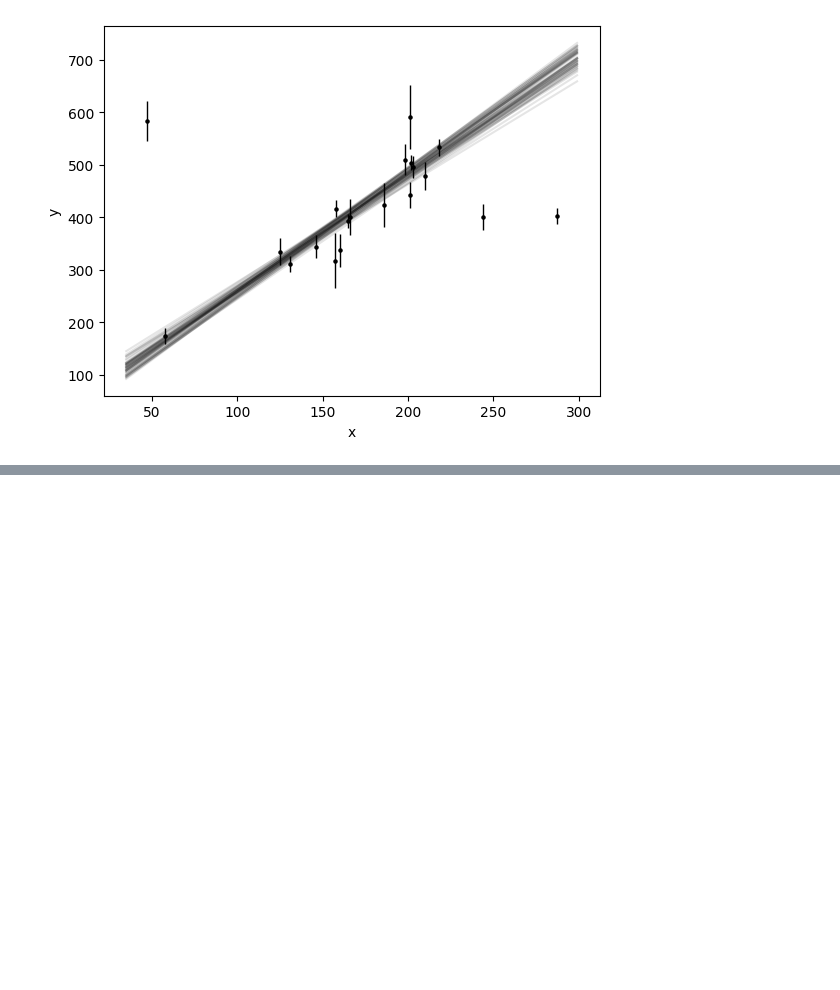
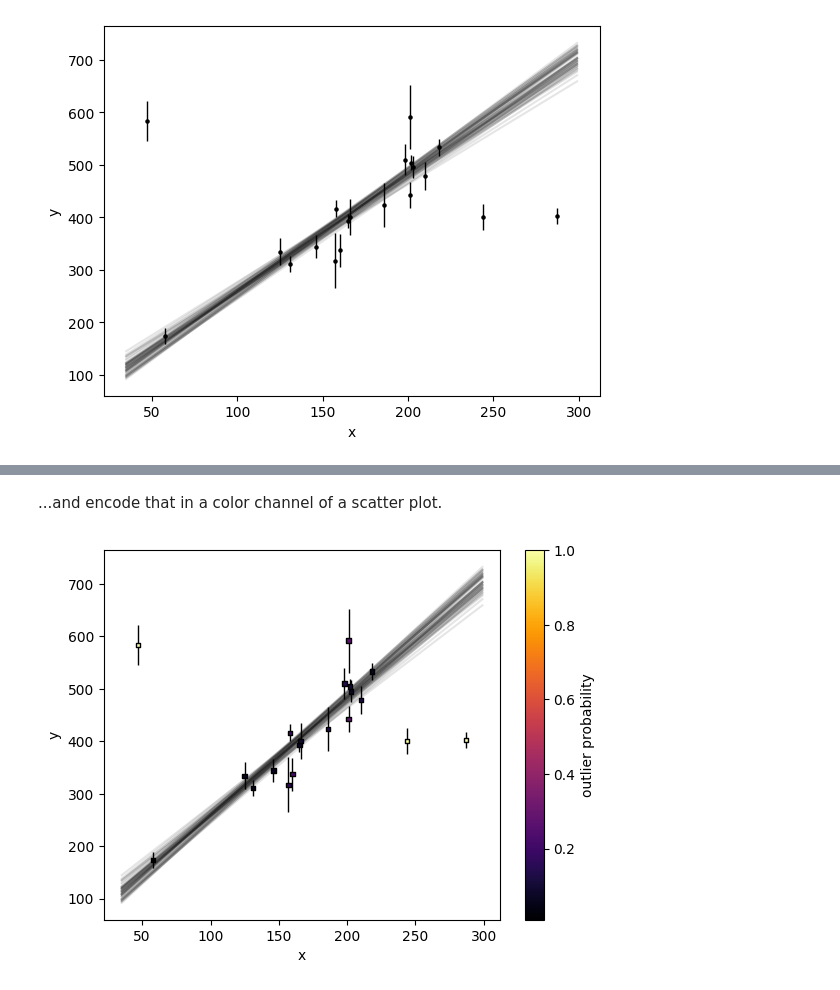
Before and after one commit to wrighj26/scicomp2_F25_wright, a Jupyter notebook: notebooks/Modeling Outliers w NumPyro.ipynb, the cells around one changed output, grey strips where cells are left out. Saved outputs shown, nothing was run; the diff lists cells and outputs as text; code cells hidden in the pictures; blank space fills up the shorter version.

```diff
--- a/notebooks/Modeling Outliers w NumPyro.ipynb
+++ b/notebooks/Modeling Outliers w NumPyro.ipynb
@@ -283,0 +308,13 @@ Let's take a look at the distribution probabilities of each point being in the f
+# %% [markdown]
+...and encode that in a color channel of a scatter plot.
+# %%
+plot_data()
+
+for i in random.choice(rng_key, num_samples, (50,)):
+    mu = samples['m'][i] * x + samples['b'][i]
+    plt.plot(x, mu, color='k', alpha=0.1);
+
+plt.scatter(data['x'], data['y'], marker="s", s=10, c=1 - p_fg, zorder=99, edgecolor="k", cmap="inferno")
+plt.colorbar(label="outlier probability");
+# %% [output]
+[figure, added]
```
Also changed, not shown: parts of 7 cells of this notebook.
